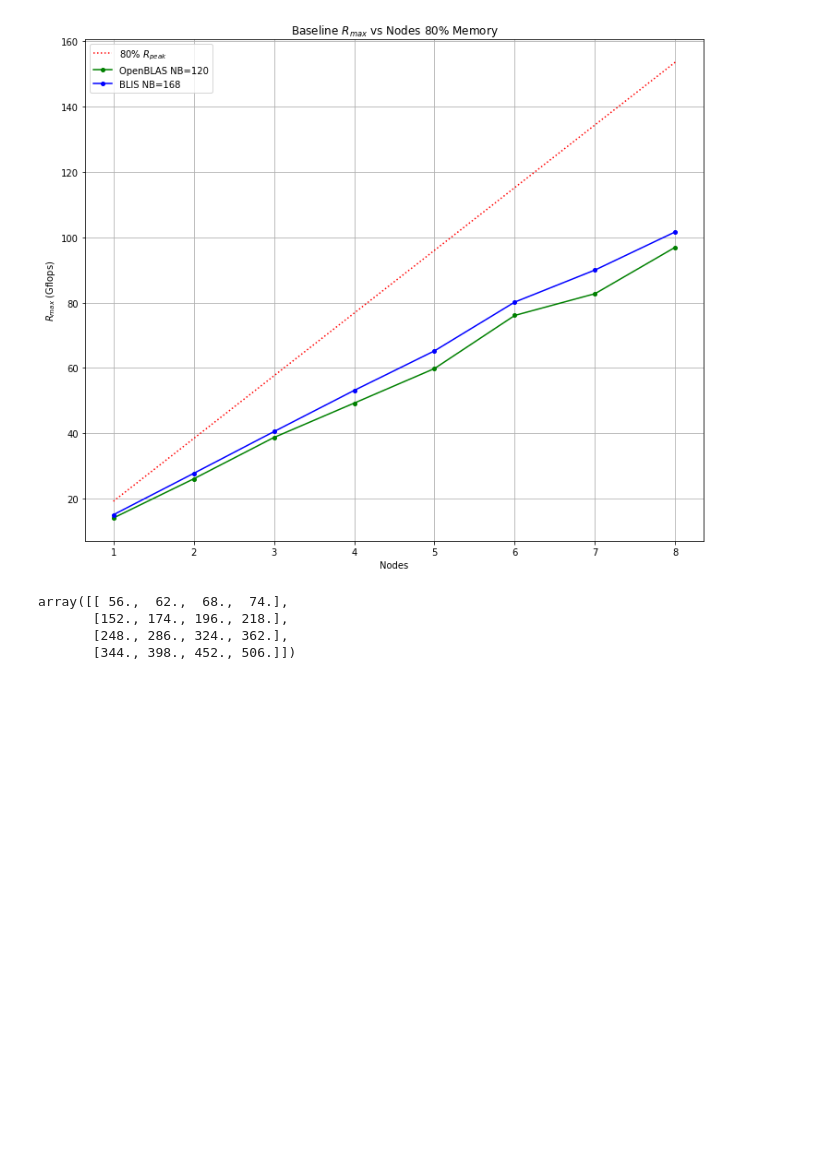
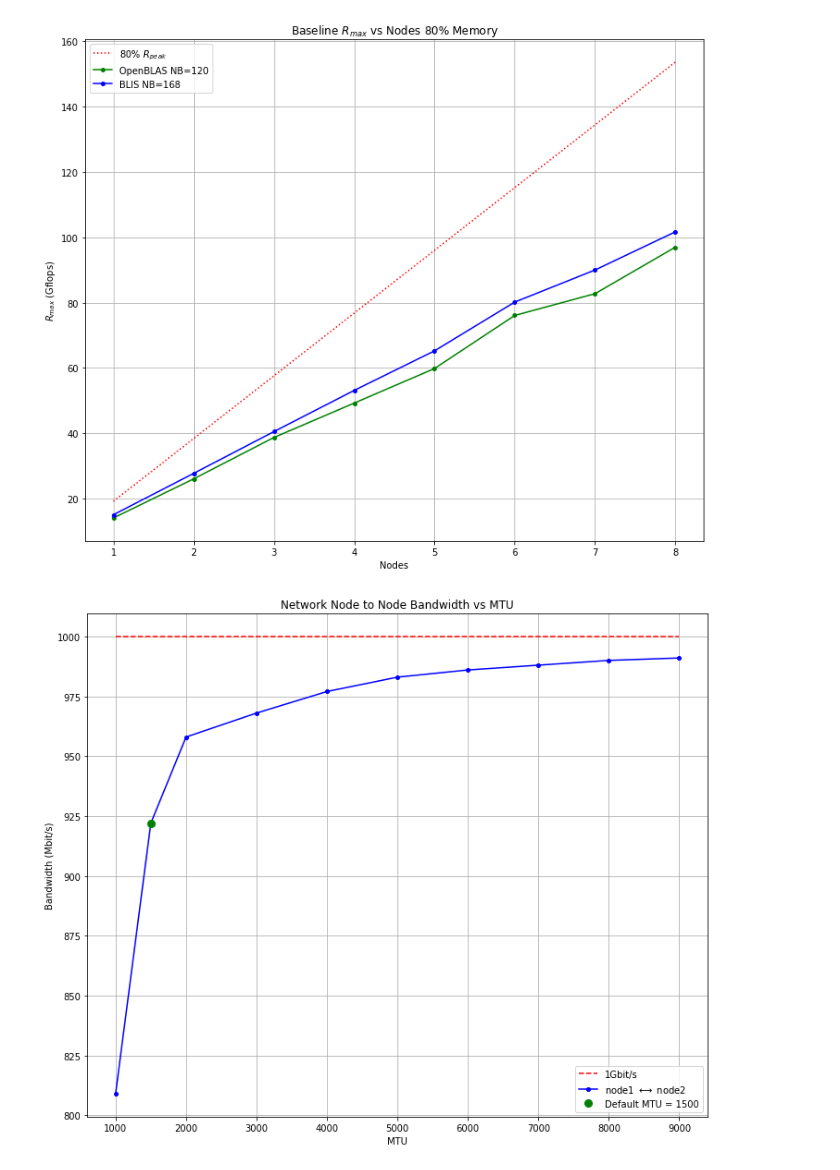
Before and after one commit to johnduffymsc/dissertation, a Jupyter notebook: picluster.ipynb, the cells around one changed output. Cells and saved outputs as stored; diff of their text form; code cells hidden in the pictures; blank space fills up the shorter version.

```diff
--- a/picluster.ipynb
+++ b/picluster.ipynb
@@ -406,8 +401,44 @@ b = np.array([[0, 1, 2, 3], [4, 5, 6, 7], [8, 9, 10, 11], [12, 13, 14, 15]], dty
-# %%
-c = a @ b
-c
-# %% [output]
-array([[ 56.,  62.,  68.,  74.],
-       [152., 174., 196., 218.],
-       [248., 286., 324., 362.],
-       [344., 398., 452., 506.]])
+# %%
+# Network bandwidth vs MTU.
+
+mtu = [
+    1000,
+    1500,
+    2000,
+    3000,
+    4000,
+    5000,
+    6000,
+    7000,
+    8000,
+    9000
+]
+
+bandwidth = [
+    809,
+    922,
+    958,
+    968,
+    977,
+    983,
+    986,
+    988,
+    990,
+    991
+]
+
+
+plt.figure(figsize=(12, 10))
+plt.title("Network Node to Node Bandwidth vs MTU")
+plt.plot([1000, 9000], [1000, 1000], "--r", markersize=5)
+plt.plot(mtu, bandwidth, "-bo", markersize=4)
+plt.plot([1500], [922], "go", markersize=8)
+plt.xlabel("MTU")
+plt.ylabel("Bandwidth (Mbit/s)")
+plt.legend(["1Gbit/s", "node1 $\longleftrightarrow$ node2", "Default MTU = 1500"])
+plt.grid()
+plt.savefig("bandwidth_vs_mtu.pdf")
+plt.savefig("bandwidth_vs_mtu.png")
+plt.show()
+# %% [output]
+[figure, added]
```
Also changed, not shown: parts of 3 cells of this notebook, 2 other files.
